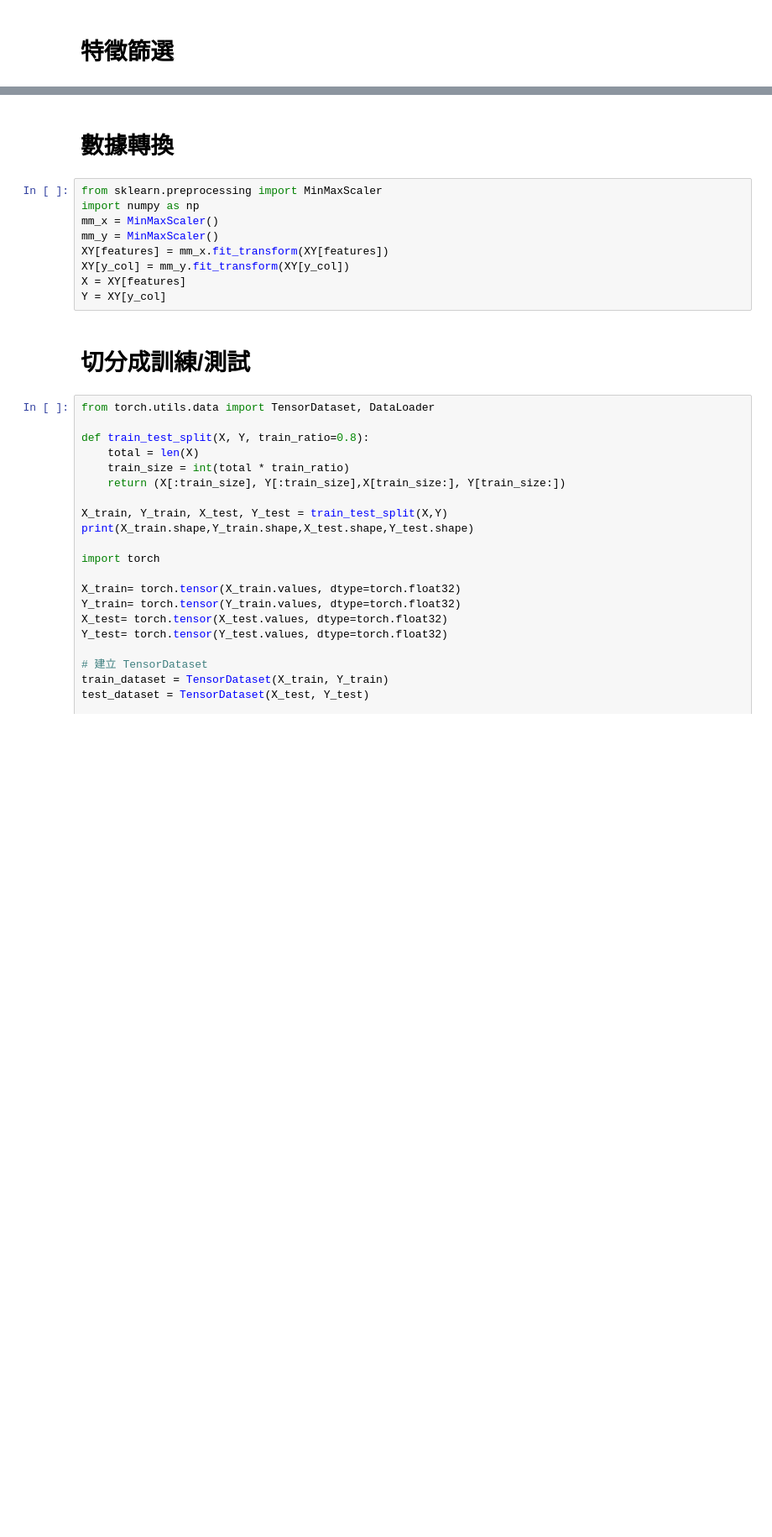
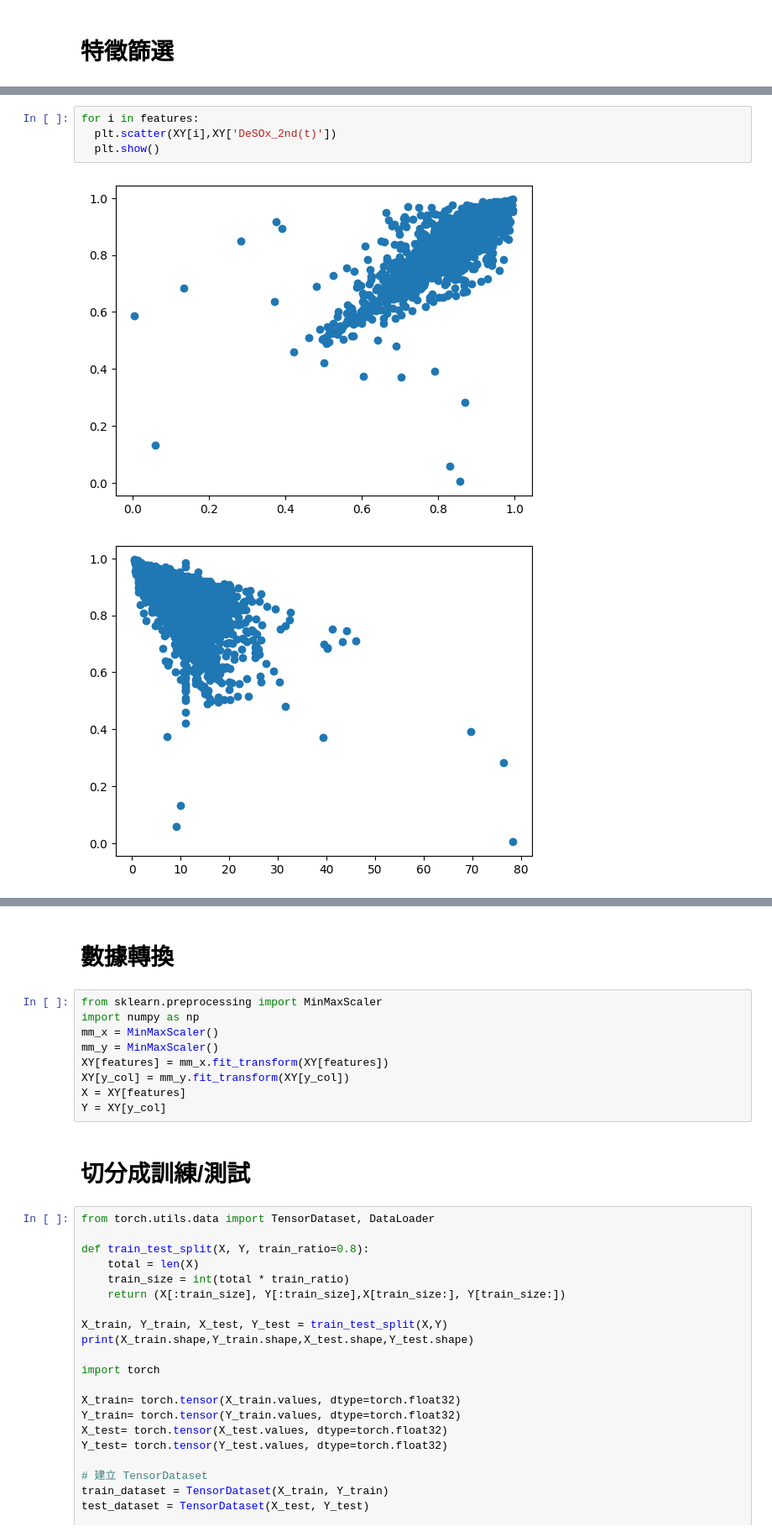
Before and after one commit to skywalker0803r/CFB, a Jupyter notebook: NARX第二段脫硫效率.ipynb, the cells around one changed output, grey strips where cells are left out. Shown at 84% size. Cells and saved outputs as stored; diff of their text form; blank space fills up the shorter version.

```diff
--- a/NARX第二段脫硫效率.ipynb
+++ b/NARX第二段脫硫效率.ipynb
@@ -374,0 +405,7 @@ features = select_features_with_catboost(df=XY.dropna(subset=y_col),x_col=x_col,
+# %%
+for i in features:
+  plt.scatter(XY[i],XY['DeSOx_2nd(t)'])
+  plt.show()
+# %% [output]
+[figure, added]
+[figure, added]
```
Also changed, not shown: parts of 11 cells of this notebook.
